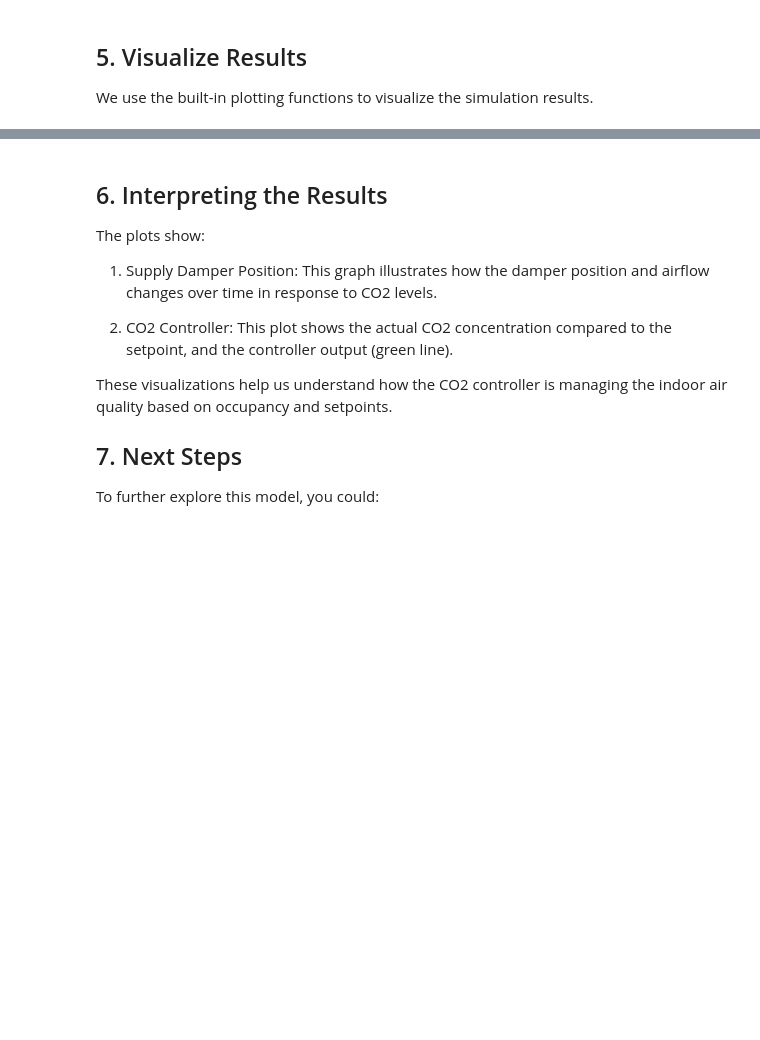
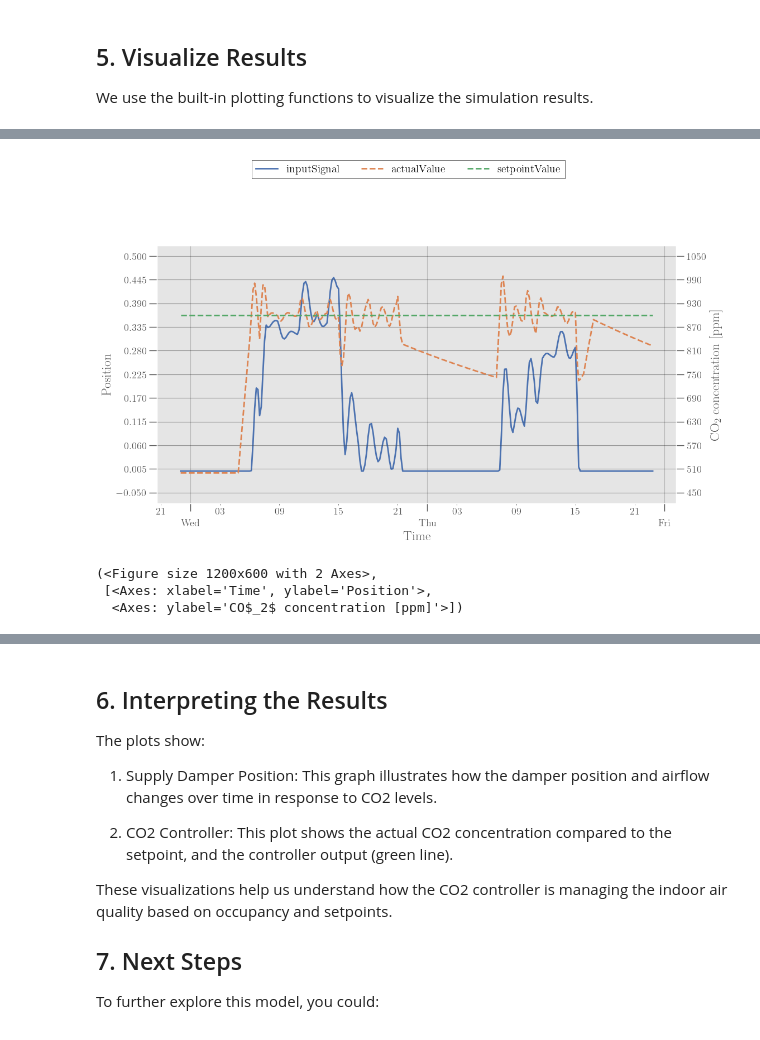
Before and after one commit to JBjoernskov/Twin4Build, a Jupyter notebook: twin4build/examples/space_co2_controller_example.ipynb, the cells around one changed output, grey strips where cells are left out. Drawn from its saved outputs; the diff is of its cells as text; code cells hidden in the pictures; blank space fills up the shorter version.

```diff
--- a/twin4build/examples/space_co2_controller_example.ipynb
+++ b/twin4build/examples/space_co2_controller_example.ipynb
@@ -160,0 +166,14 @@ plot.plot_space_CO2(model, simulator, "Space", show=True)
+# %%
+plot.plot_component(simulator,
+                    components_1axis=[("CO2 controller", "inputSignal")],
+                    components_2axis=[("CO2 controller", "actualValue"),
+                                      ("CO2 controller", "setpointValue")],
+                    ylabel_1axis="Position", #Optional
+                    ylabel_2axis=r"CO$_2$ concentration [ppm]", #Optional
+                    show=True,
+                    nticks=11)
+# %% [output]
+[figure, added]
+(<Figure size 1200x600 with 2 Axes>,
+ [<Axes: xlabel='Time', ylabel='Position'>,
+  <Axes: ylabel='CO$_2$ concentration [ppm]'>])
```
Also changed, not shown: parts of 7 cells of this notebook, 9 other files.
